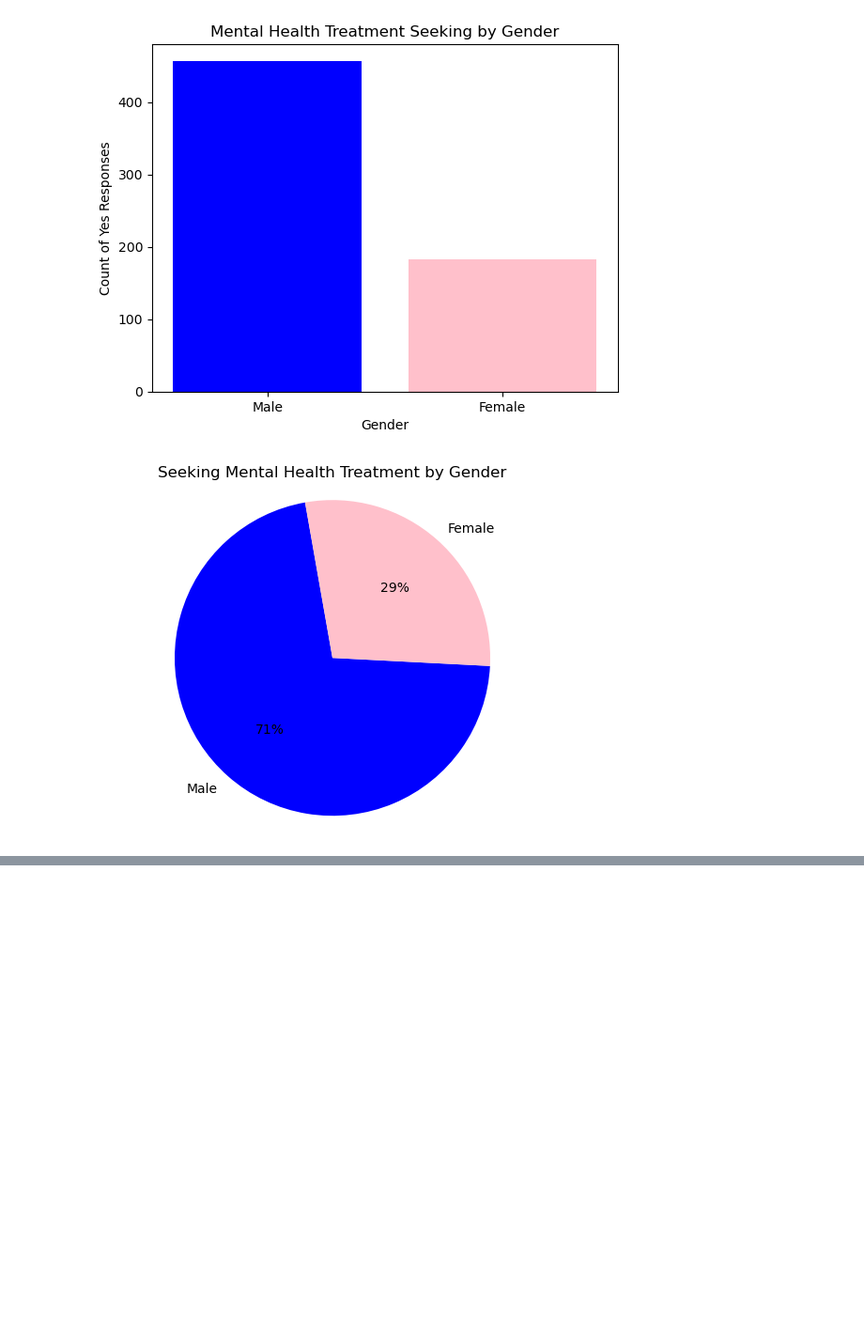
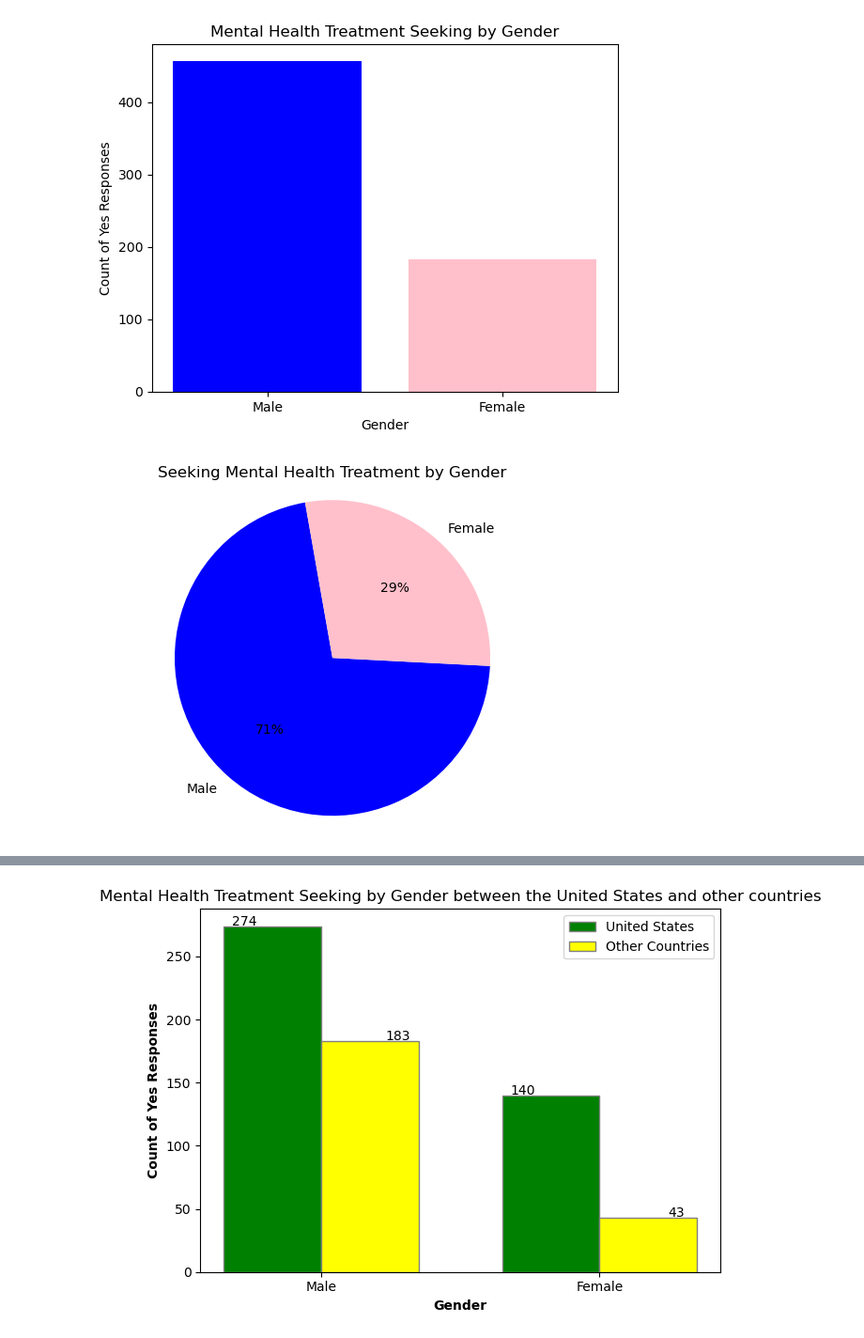
Before and after one commit to Keegawho198/Project-1_Mental-Health, a Jupyter notebook: samadhi.ipynb, the cells around one changed output, grey strips where cells are left out. Shown at 94% size. Drawn from its saved outputs; the diff is of its cells as text; code cells hidden in the pictures; blank space fills up the shorter version.

```diff
--- a/samadhi.ipynb
+++ b/samadhi.ipynb
@@ -72,0 +189,60 @@ plt.show()
+# %%
+
+
+# Filter the data for people living in the United States
+us_data = data_df[data_df['Country'].str.lower() == 'united states of america']
+
+# Filter for males and females in the United States
+us_male_data = us_data[us_data['Gender'].str.lower() == 'male']
+us_female_data = us_data[us_data['Gender'].str.lower() == 'female']
+
+# Analyze the data to see how many sought treatment (for '1' responses in 'Treatment', which represents 'Yes')
+us_male_treatment_count = us_male_data['Treatment'].value_counts().get(1, 0)
+us_female_treatment_count = us_female_data['Treatment'].value_counts().get(1, 0)
+
+# Filter the data for people NOT living in the United States
+non_us_data = data_df[data_df['Country'].str.lower() != 'united states of america']
+
+# Filter for males and females in non-US data
+non_us_male_data = non_us_data[non_us_data['Gender'].str.lower() == 'male']
+non_us_female_data = non_us_data[non_us_data['Gender'].str.lower() == 'female']
+
+# Analyze the data to see how many sought treatment in other countries
+non_us_male_treatment_count = non_us_male_data['Treatment'].value_counts().get(1, 0)
+non_us_female_treatment_count = non_us_female_data['Treatment'].value_counts().get(1, 0)
+
+# Prepare data for plotting
+labels = ['Male', 'Female']
+us_values = [us_male_treatment_count, us_female_treatment_count]
+non_us_values = [non_us_male_treatment_count, non_us_female_treatment_count]
+
+# Set the width for the bars
+bar_width = 0.35
+
+# Create the positions for the bars
+r1 = range(len(labels))  # Positions for the first set of bars (US)
+r2 = [x + bar_width for x in r1]  # Positions for the second set of bars (Non-US)
+
+# Create the bar plot
+plt.bar(r1, us_values, color='green', width=bar_width, edgecolor='grey', label='United States')
+plt.bar(r2, non_us_values, color='yellow', width=bar_width, edgecolor='grey', label='Other Countries')
+
+# Adding labels and title
+plt.xlabel('Gender', fontweight='bold')
+plt.xticks([r + bar_width / 2 for r in range(len(labels))], labels)
+plt.ylabel('Count of Yes Responses', fontweight='bold')
+plt.title('Mental Health Treatment Seeking by Gender between the United States and other countries')
+plt.legend()
+
+
+# Annotate the bars with the count of responses
+for i in range(len(us_values)):
+    plt.text(i - 0.1, us_values[i] + 0.5, str(us_values[i]), ha='center', color='black')
+    plt.text(i + bar_width + 0.1, non_us_values[i] + 0.5, str(non_us_values[i]), ha='center', color='black')
+
+
+# Show the plot
+plt.tight_layout()
+plt.show()
+# %% [output]
+[figure, added]
```
Also changed, not shown: parts of 5 cells of this notebook.
